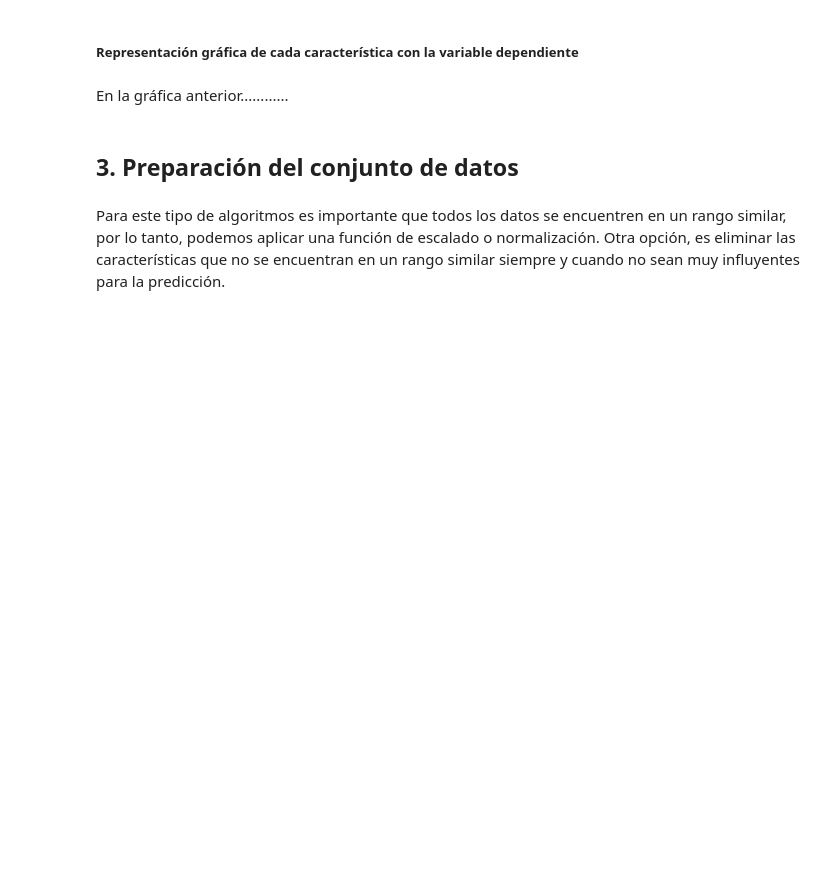
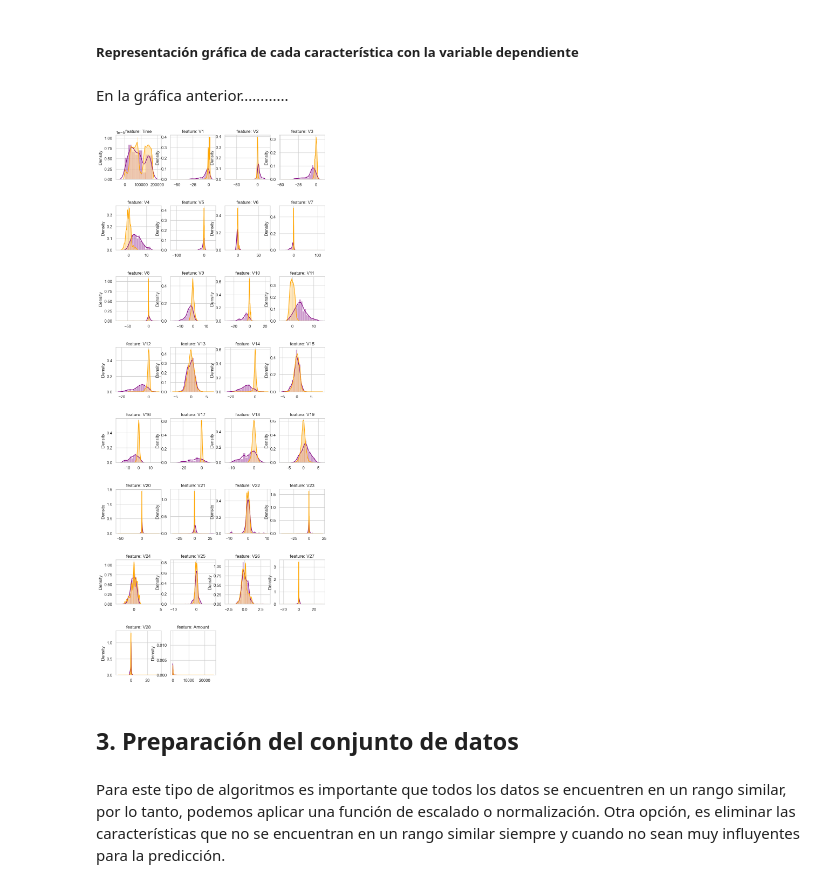
Before and after one commit to malcolmdpc/MachineLearningConPython, a Jupyter notebook: Regresión Logística • Detección de Fraude con Tarjetas de Crédito/Regresión Logística • Detección de Fraude con TC.ipynb, the cells around one changed output. Saved outputs shown, nothing was run; the diff lists cells and outputs as text; code cells hidden in the pictures; blank space fills up the shorter version.

```diff
--- a/Regresión Logística • Detección de Fraude con Tarjetas de Crédito/Regresión Logística • Detección de Fraude con TC.ipynb
+++ b/Regresión Logística • Detección de Fraude con Tarjetas de Crédito/Regresión Logística • Detección de Fraude con TC.ipynb
@@ -128,18 +131,20 @@ En la gráfica anterior............
 # %%
 features = df.drop("Class", axis=1)
 
-plt.figure(figsize=(10,20))
+plt.figure(figsize=(10,26))
 gs = gridspec.GridSpec(8, 4)
-gs.update(hspace=0.8)
+gs.update(hspace=0.6)
 
 for i, f in enumerate(features):
     ax = plt.subplot(gs[i])
     sns.distplot(df[f][df["Class"] == 1], color="purple")
     sns.distplot(df[f][df["Class"] == 0], color="orange", )
     ax.set_xlabel('')
     ax.set_title('feature: ' + str(f))
 
 plt.show()
+# %% [output]
+[figure, added]
 # %% [markdown]
 ## 3. Preparación del conjunto de datos
 # %% [markdown]
```
Also changed, not shown: parts of 47 cells of this notebook.
